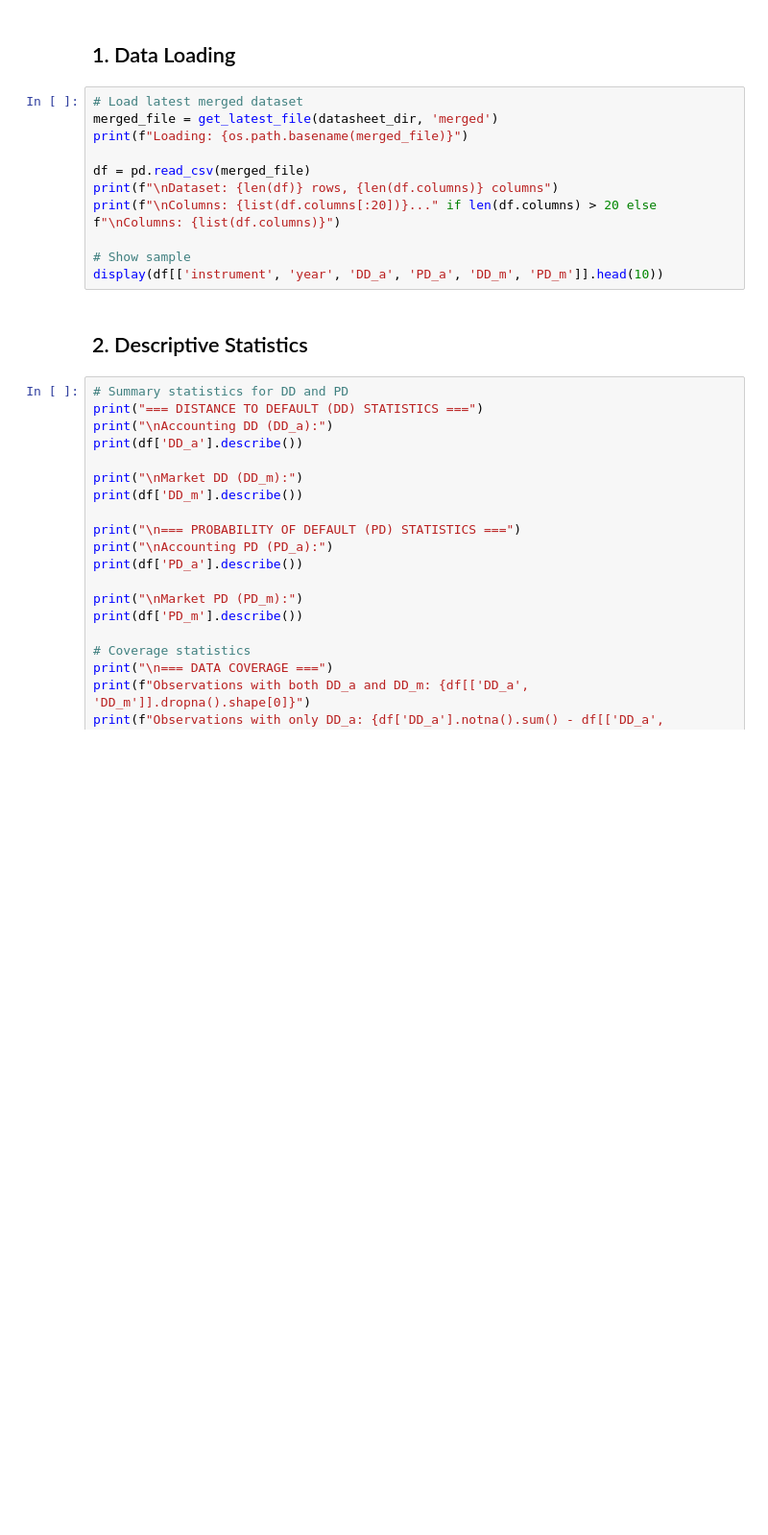
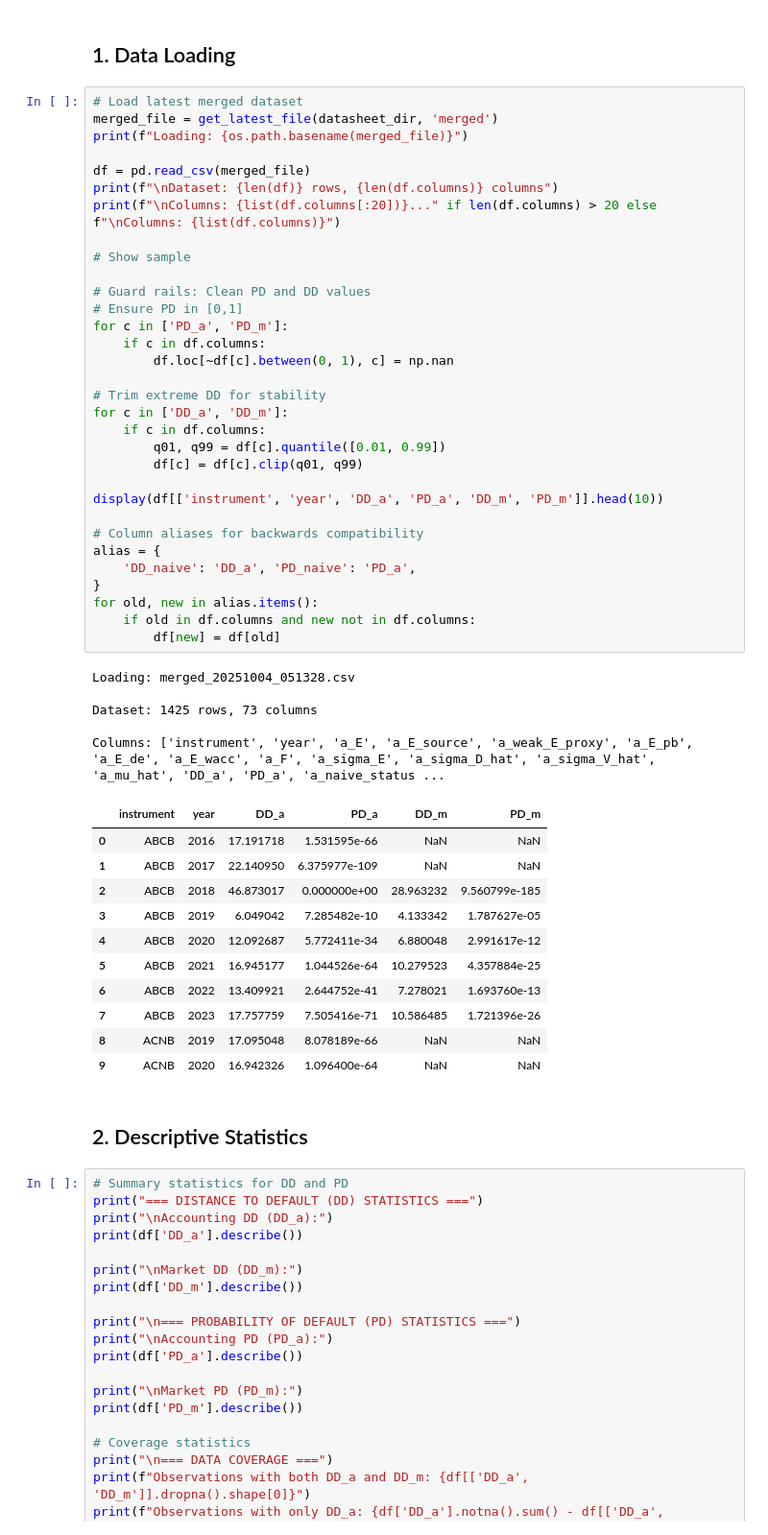
Before and after one commit to GuillaumeBld/Bank_Risk_Analytics, a Jupyter notebook: analysis.ipynb, the cells around one changed output. Shown at 96% size. Drawn from its saved outputs; the diff is of its cells as text; blank space fills up the shorter version.

```diff
--- a/analysis.ipynb
+++ b/analysis.ipynb
@@ -97,14 +104,52 @@ print(f"Analysis output: {analysis_dir}")
 # %%
 # Load latest merged dataset
 merged_file = get_latest_file(datasheet_dir, 'merged')
 print(f"Loading: {os.path.basename(merged_file)}")
 
 df = pd.read_csv(merged_file)
 print(f"\nDataset: {len(df)} rows, {len(df.columns)} columns")
 print(f"\nColumns: {list(df.columns[:20])}..." if len(df.columns) > 20 else f"\nColumns: {list(df.columns)}")
 
 # Show sample
+
+# Guard rails: Clean PD and DD values
+# Ensure PD in [0,1]
+for c in ['PD_a', 'PD_m']:
+    if c in df.columns:
+        df.loc[~df[c].between(0, 1), c] = np.nan
+
+# Trim extreme DD for stability
+for c in ['DD_a', 'DD_m']:
+    if c in df.columns:
+        q01, q99 = df[c].quantile([0.01, 0.99])
+        df[c] = df[c].clip(q01, q99)
+
 display(df[['instrument', 'year', 'DD_a', 'PD_a', 'DD_m', 'PD_m']].head(10))
+
+# Column aliases for backwards compatibility
+alias = {
+    'DD_naive': 'DD_a', 'PD_naive': 'PD_a',
+}
+for old, new in alias.items():
+    if old in df.columns and new not in df.columns:
+        df[new] = df[old]
+# %% [output]
+Loading: merged_20251004_051328.csv
+
+Dataset: 1425 rows, 73 columns
+
+Columns: ['instrument', 'year', 'a_E', 'a_E_source', 'a_weak_E_proxy', 'a_E_pb', 'a_E_de', 'a_E_wacc', 'a_F', 'a_sigma_E', 'a_sigma_D_hat', 'a_sigma_V_hat', 'a_mu_hat', 'DD_a', 'PD_a', 'a_naive_status ...
+|  | instrument | year | DD_a | PD_a | DD_m | PD_m |
+| 0 | ABCB | 2016 | 17.191718 | 1.531595e-66 | NaN | NaN |
+| 1 | ABCB | 2017 | 22.140950 | 6.375977e-109 | NaN | NaN |
+| 2 | ABCB | 2018 | 46.873017 | 0.000000e+00 | 28.963232 | 9.560799e-185 |
+| 3 | ABCB | 2019 | 6.049042 | 7.285482e-10 | 4.133342 | 1.787627e-05 |
+| 4 | ABCB | 2020 | 12.092687 | 5.772411e-34 | 6.880048 | 2.991617e-12 |
+| 5 | ABCB | 2021 | 16.945177 | 1.044526e-64 | 10.279523 | 4.357884e-25 |
+| 6 | ABCB | 2022 | 13.409921 | 2.644752e-41 | 7.278021 | 1.693760e-13 |
+| 7 | ABCB | 2023 | 17.757759 | 7.505416e-71 | 10.586485 | 1.721396e-26 |
+| 8 | ACNB | 2019 | 17.095048 | 8.078189e-66 | NaN | NaN |
+| 9 | ACNB | 2020 | 16.942326 | 1.096400e-64 | NaN | NaN |
 # %% [markdown]
 ## 2. Descriptive Statistics
 # %%
```
Also changed, not shown: parts of 17 cells of this notebook, 33 other files.
